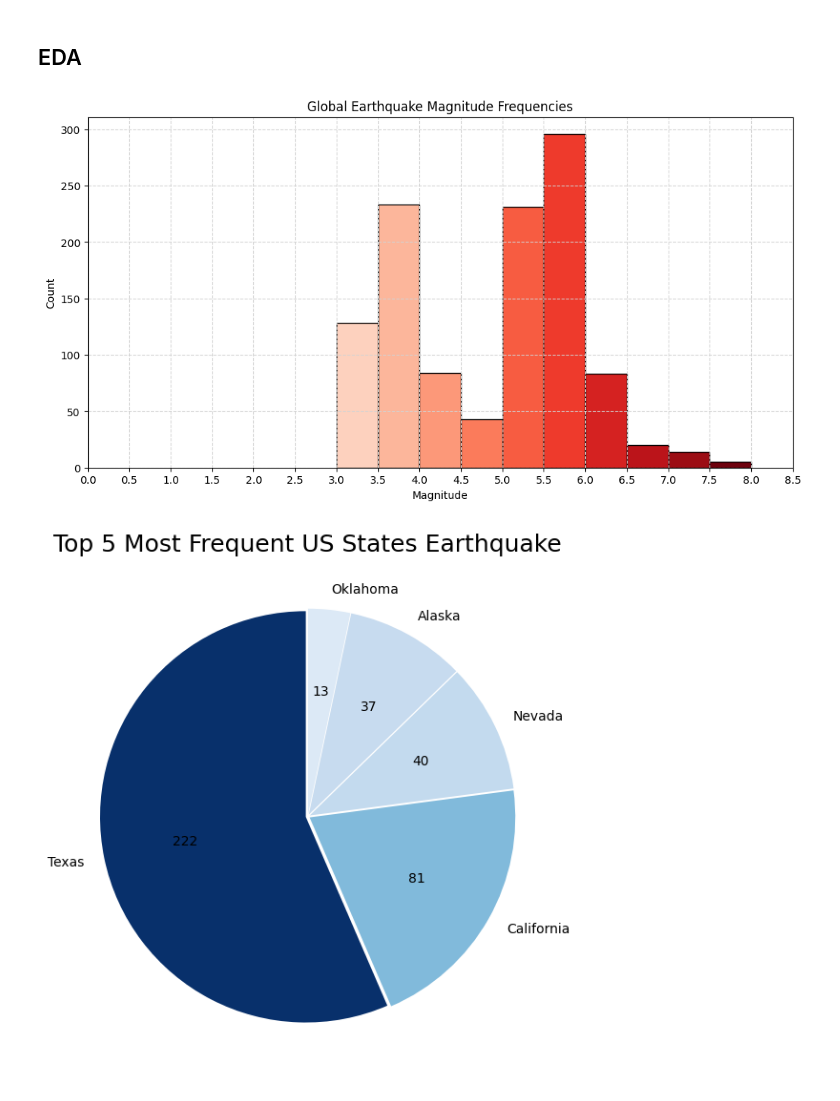
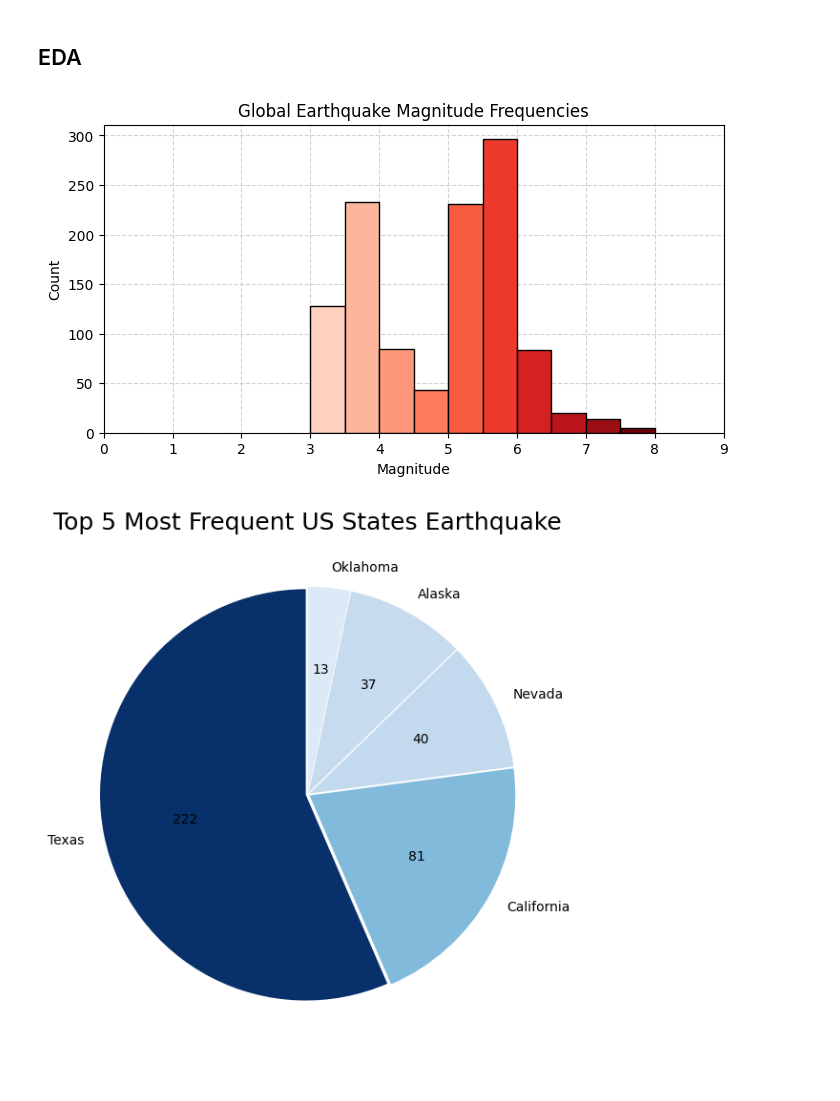
Before and after one commit to connormcmanigal/data-analysis-ML-geospatial-earthquake, a Jupyter notebook: geoanalysis.ipynb, the cells around one changed output. Cells and saved outputs as stored; diff of their text form; code cells hidden in the pictures.

Commit message:
finished preprocessing, added coast data, touched up plot

```diff
--- a/geoanalysis.ipynb
+++ b/geoanalysis.ipynb
@@ -50,25 +50,25 @@ print(" Earthquakes from", df['date'].min(), " to ", df['date'].max())
 # %%
 # histogram of magnitudes
 min_mag = df['magnitude'].min()
 max_mag = df['magnitude'].max()
 bins = np.arange(min_mag, max_mag + 0.5, 0.5)
 
-plt.figure(figsize = (12,6))
-n, bins, patches = plt.hist(df['magnitude'], edgecolor = 'black', bins = bins)
+fig, ax = plt.subplots(figsize=(8, 4))
+n, bins, patches = ax.hist(df['magnitude'], edgecolor = 'black', bins = bins, zorder = 2)
 normalized = plt.Normalize(min_mag - 1, max_mag)
 cmap = plt.cm.Reds
 for bin, patch in zip(bins, patches):
     color = cmap(normalized(bin))
     patch.set_facecolor(color)
 
-plt.title('Global Earthquake Magnitude Frequencies')
-plt.xlabel("Magnitude")
-plt.ylabel('Count')
-plt.xticks(np.arange(0,9,0.5))
-plt.grid(True, linestyle='--', color='lightgrey')
+ax.set_title('Global Earthquake Magnitude Frequencies')
+ax.set_xlabel("Magnitude")
+ax.set_ylabel('Count')
+ax.set_xticks(np.arange(0,10,1))
+ax.grid(linestyle = '--', color = 'lightgrey', zorder = 1)
 plt.show()
 # %% [output]
-[figure, old version]
+[figure, new version]
 # %%
 # function for calculating pie chart counts
 def func(pct, allvalues):
```
Also changed, not shown: parts of 17 cells of this notebook, 9 other files.
